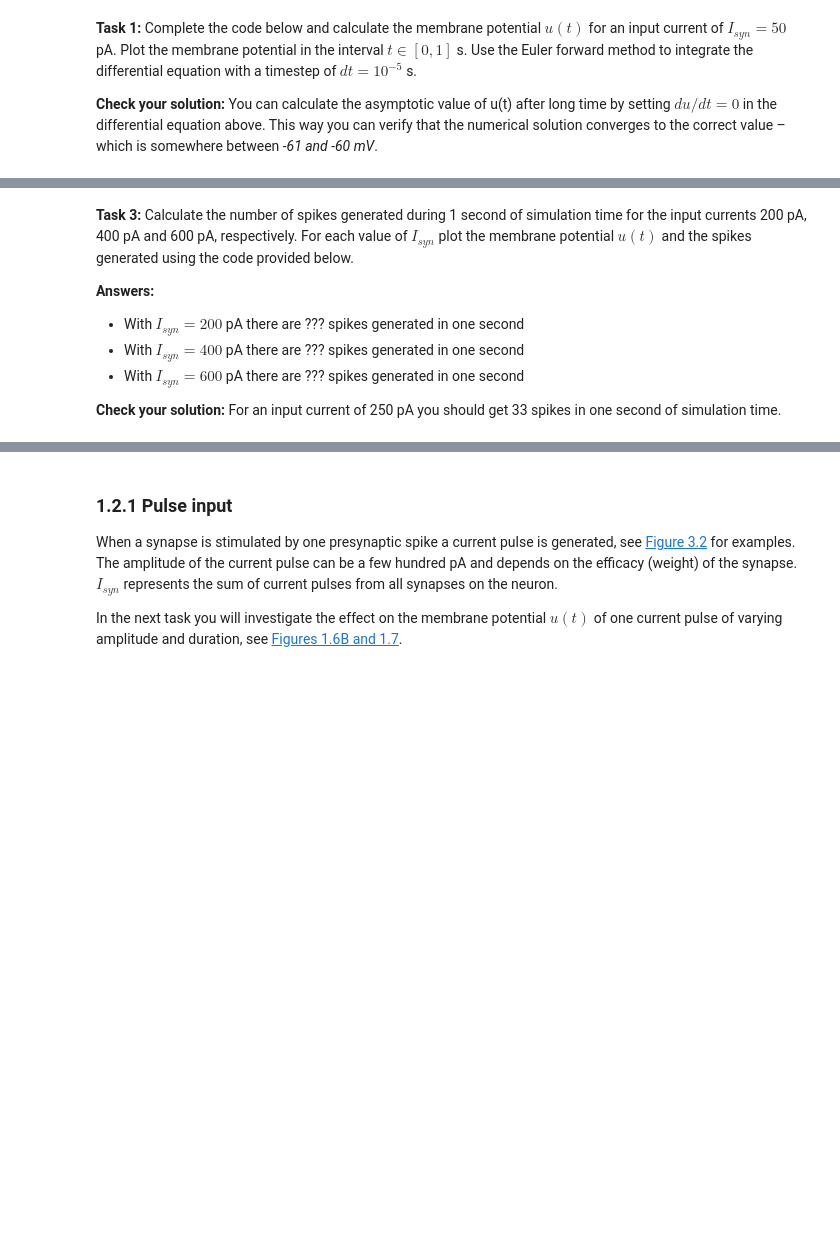
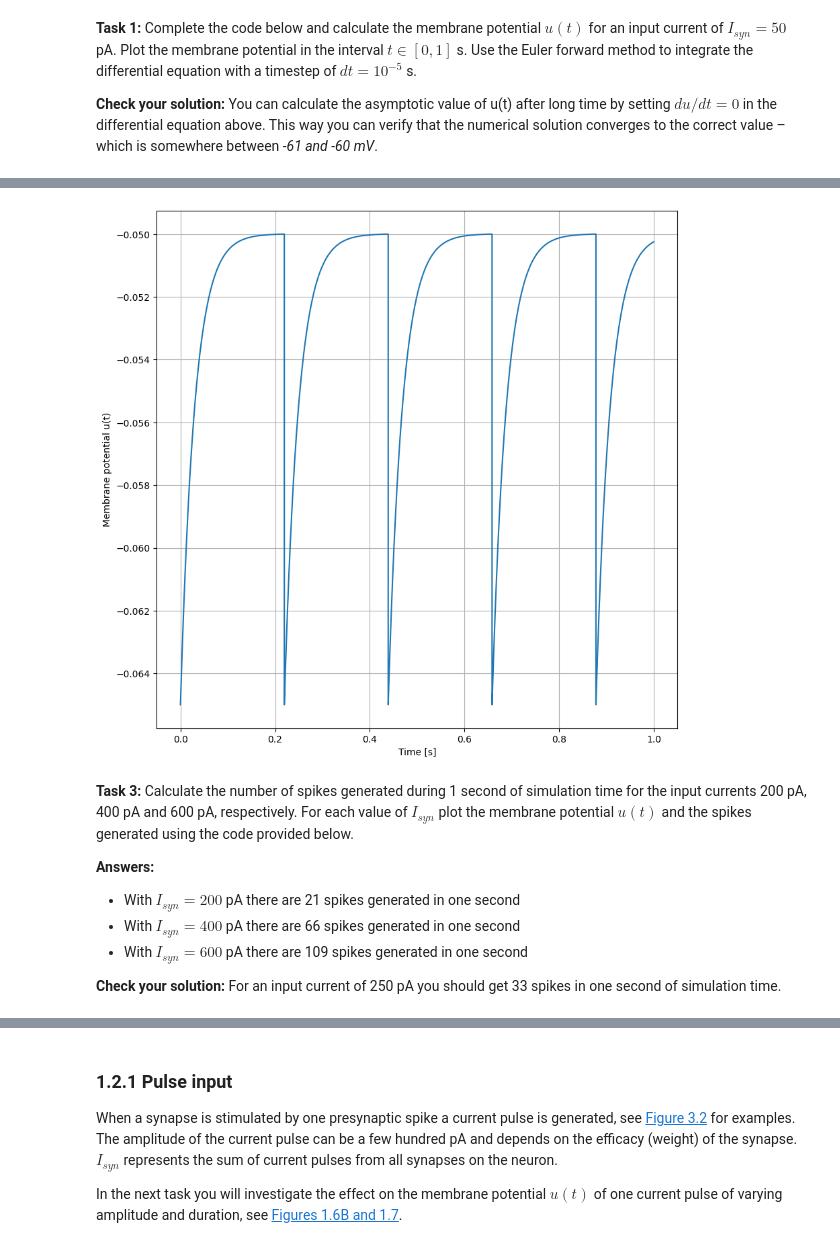
Before and after one commit to vachanaj/D7046E, a Jupyter notebook: snn1/SNN-Exercise-1.ipynb, the cells around one changed output, grey strips where cells are left out. Drawn from its saved outputs; the diff is of its cells as text; code cells hidden in the pictures; blank space fills up the shorter version.

Commit message:
all tasks finished except for task 7

```diff
--- a/snn1/SNN-Exercise-1.ipynb
+++ b/snn1/SNN-Exercise-1.ipynb
@@ -119,10 +120,54 @@ ax.grid()
+# %%
+# Code for Task 2
+
+# Input current from synapses
+# 50 pA
+I_syn = 158e-12
+
+# Neuron identifier, only one neuron in this simulation
+n_id    = 0
+
+# Placeholders for u(t), used for plotting
+t_i = []
+u_i = []
+
+# Placeholders for list of spike times and neuron ID's
+t_spike = []
+n_spike = []
+
+# Simulate one second of time
+t = 0
+u = u_rest
+while t <= 1:
+
+    # Euler forward step
+    u += (dt / tau_m) * (-(u - u_rest) + R * I_syn)
+    u_i.append(u)            # Store u(t)
+
+    # Spike condition
+    if u >= u_thres :
+        t_spike.append(t)    # spike time
+        n_spike.append(n_id) # neuron ID
+        u = u_reset
+
+    # Timestep completed
+    t_i.append(t)
+    t += dt
+
+# Plot u(t)
+fig, ax = plt.subplots()
+ax.plot(t_i,u_i)
+ax.set(xlabel='Time [s]', ylabel='Membrane potential u(t)')
+ax.grid()
+# %% [output]
+[figure, added]
 # %% [markdown]
 **Task 3:** Calculate the number of spikes generated during 1 second of simulation time for the input currents 200 pA, 400 pA and 600 pA, respectively. For each value of $I_{syn}$ plot the membrane potential $u(t)$ and the spikes generated using the code provided below.
 
 **Answers:**
 
-* With $I_{syn}=200$ pA there are ??? spikes generated in one second
-* With $I_{syn}=400$ pA there are ??? spikes generated in one second
-* With $I_{syn}=600$ pA there are ??? spikes generated in one second
+* With $I_{syn}=200$ pA there are 21 spikes generated in one second
+* With $I_{syn}=400$ pA there are 66 spikes generated in one second
+* With $I_{syn}=600$ pA there are 109 spikes generated in one second
 
 **Check your solution:** For an input current of 250 pA you should get 33 spikes in one second of simulation time.
```
Also changed, not shown: parts of 21 cells of this notebook, 3 other files.
